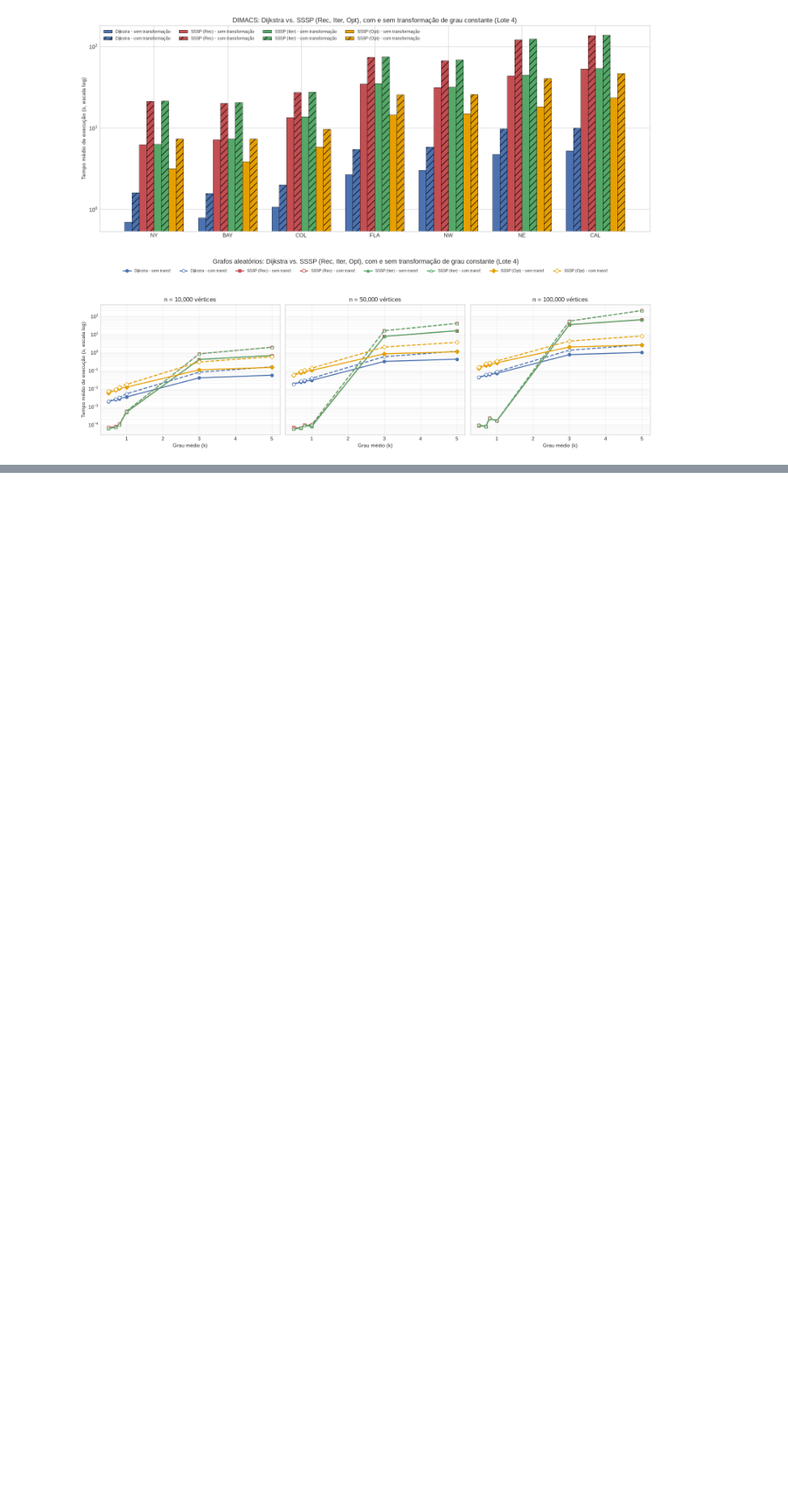
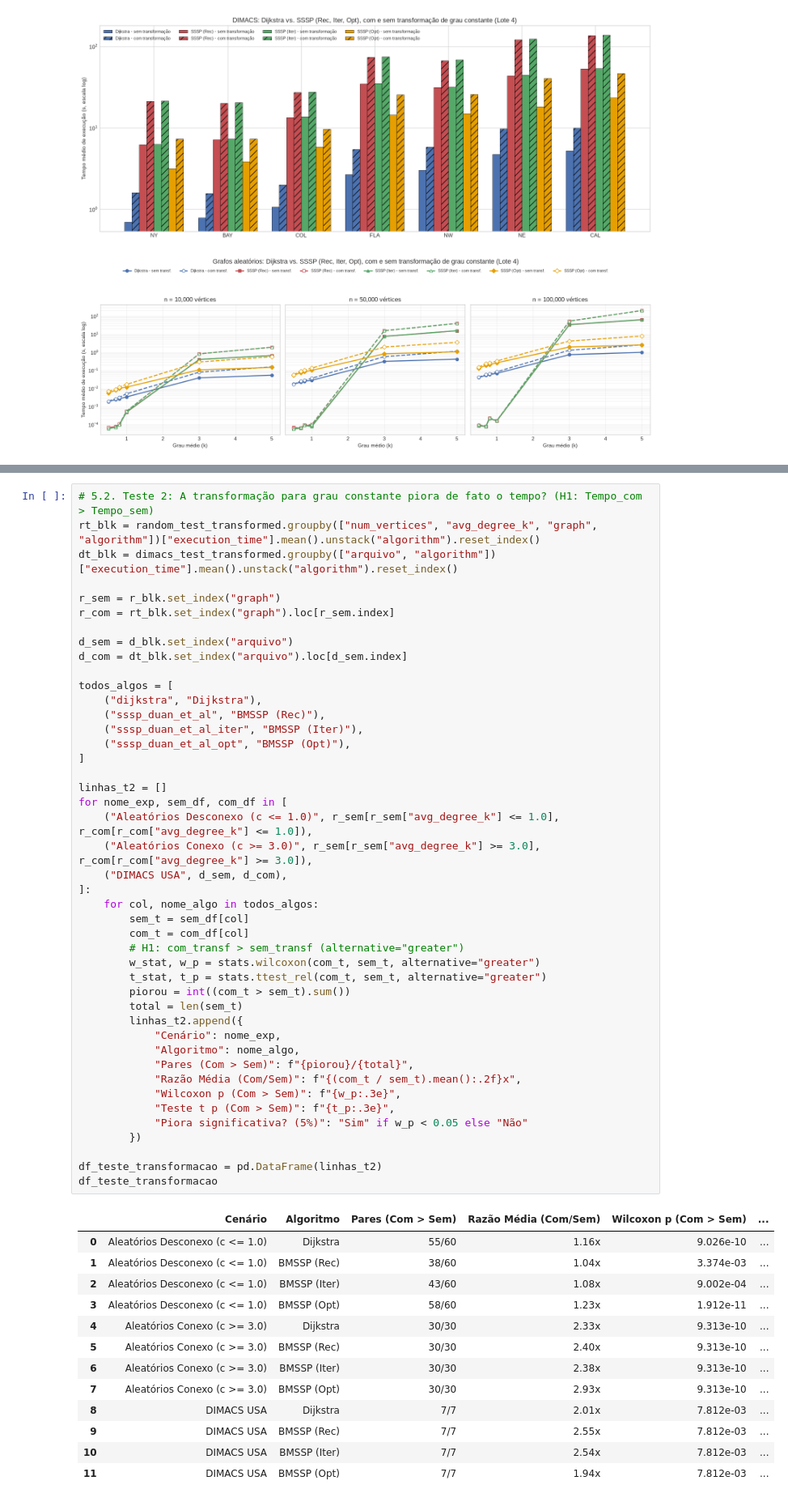
Before and after one commit to erick1-618/tcc_graphs, a Jupyter notebook: notebooks/lote4-analise.ipynb, the cells around one changed output, grey strips where cells are left out. Shown at 81% size. Drawn from its saved outputs; the diff is of its cells as text; blank space fills up the shorter version.

Commit message:
feat: add testes de hipótese no lote 3

```diff
--- a/notebooks/lote4-analise.ipynb
+++ b/notebooks/lote4-analise.ipynb
@@ -334,0 +392,58 @@ plt.show()
+# %%
+# 5.2. Teste 2: A transformação para grau constante piora de fato o tempo? (H1: Tempo_com > Tempo_sem)
+rt_blk = random_test_transformed.groupby(["num_vertices", "avg_degree_k", "graph", "algorithm"])["execution_time"].mean().unstack("algorithm").reset_index()
+dt_blk = dimacs_test_transformed.groupby(["arquivo", "algorithm"])["execution_time"].mean().unstack("algorithm").reset_index()
+
+r_sem = r_blk.set_index("graph")
+r_com = rt_blk.set_index("graph").loc[r_sem.index]
+
+d_sem = d_blk.set_index("arquivo")
+d_com = dt_blk.set_index("arquivo").loc[d_sem.index]
+
+todos_algos = [
+    ("dijkstra", "Dijkstra"),
+    ("sssp_duan_et_al", "BMSSP (Rec)"),
+    ("sssp_duan_et_al_iter", "BMSSP (Iter)"),
+    ("sssp_duan_et_al_opt", "BMSSP (Opt)"),
+]
+
+linhas_t2 = []
+for nome_exp, sem_df, com_df in [
+    ("Aleatórios Desconexo (c <= 1.0)", r_sem[r_sem["avg_degree_k"] <= 1.0], r_com[r_com["avg_degree_k"] <= 1.0]),
+    ("Aleatórios Conexo (c >= 3.0)", r_sem[r_sem["avg_degree_k"] >= 3.0], r_com[r_com["avg_degree_k"] >= 3.0]),
+    ("DIMACS USA", d_sem, d_com),
+]:
+    for col, nome_algo in todos_algos:
+        sem_t = sem_df[col]
+        com_t = com_df[col]
+        # H1: com_transf > sem_transf (alternative="greater")
+        w_stat, w_p = stats.wilcoxon(com_t, sem_t, alternative="greater")
+        t_stat, t_p = stats.ttest_rel(com_t, sem_t, alternative="greater")
+        piorou = int((com_t > sem_t).sum())
+        total = len(sem_t)
+        linhas_t2.append({
+            "Cenário": nome_exp,
+            "Algoritmo": nome_algo,
+            "Pares (Com > Sem)": f"{piorou}/{total}",
+            "Razão Média (Com/Sem)": f"{(com_t / sem_t).mean():.2f}x",
+            "Wilcoxon p (Com > Sem)": f"{w_p:.3e}",
+            "Teste t p (Com > Sem)": f"{t_p:.3e}",
+            "Piora significativa? (5%)": "Sim" if w_p < 0.05 else "Não"
+        })
+
+df_teste_transformacao = pd.DataFrame(linhas_t2)
+df_teste_transformacao
+# %% [output]
+|  | Cenário | Algoritmo | Pares (Com > Sem) | Razão Média (Com/Sem) | Wilcoxon p (Com > Sem) | ... |
+| 0 | Aleatórios Desconexo (c <= 1.0) | Dijkstra | 55/60 | 1.16x | 9.026e-10 | ... |
+| 1 | Aleatórios Desconexo (c <= 1.0) | BMSSP (Rec) | 38/60 | 1.04x | 3.374e-03 | ... |
+| 2 | Aleatórios Desconexo (c <= 1.0) | BMSSP (Iter) | 43/60 | 1.08x | 9.002e-04 | ... |
+| 3 | Aleatórios Desconexo (c <= 1.0) | BMSSP (Opt) | 58/60 | 1.23x | 1.912e-11 | ... |
+| 4 | Aleatórios Conexo (c >= 3.0) | Dijkstra | 30/30 | 2.33x | 9.313e-10 | ... |
+| 5 | Aleatórios Conexo (c >= 3.0) | BMSSP (Rec) | 30/30 | 2.40x | 9.313e-10 | ... |
+| 6 | Aleatórios Conexo (c >= 3.0) | BMSSP (Iter) | 30/30 | 2.38x | 9.313e-10 | ... |
+| 7 | Aleatórios Conexo (c >= 3.0) | BMSSP (Opt) | 30/30 | 2.93x | 9.313e-10 | ... |
+| 8 | DIMACS USA | Dijkstra | 7/7 | 2.01x | 7.812e-03 | ... |
+| 9 | DIMACS USA | BMSSP (Rec) | 7/7 | 2.55x | 7.812e-03 | ... |
+| 10 | DIMACS USA | BMSSP (Iter) | 7/7 | 2.54x | 7.812e-03 | ... |
+| 11 | DIMACS USA | BMSSP (Opt) | 7/7 | 1.94x | 7.812e-03 | ... |
```
Also changed, not shown: parts of 2 cells of this notebook.
